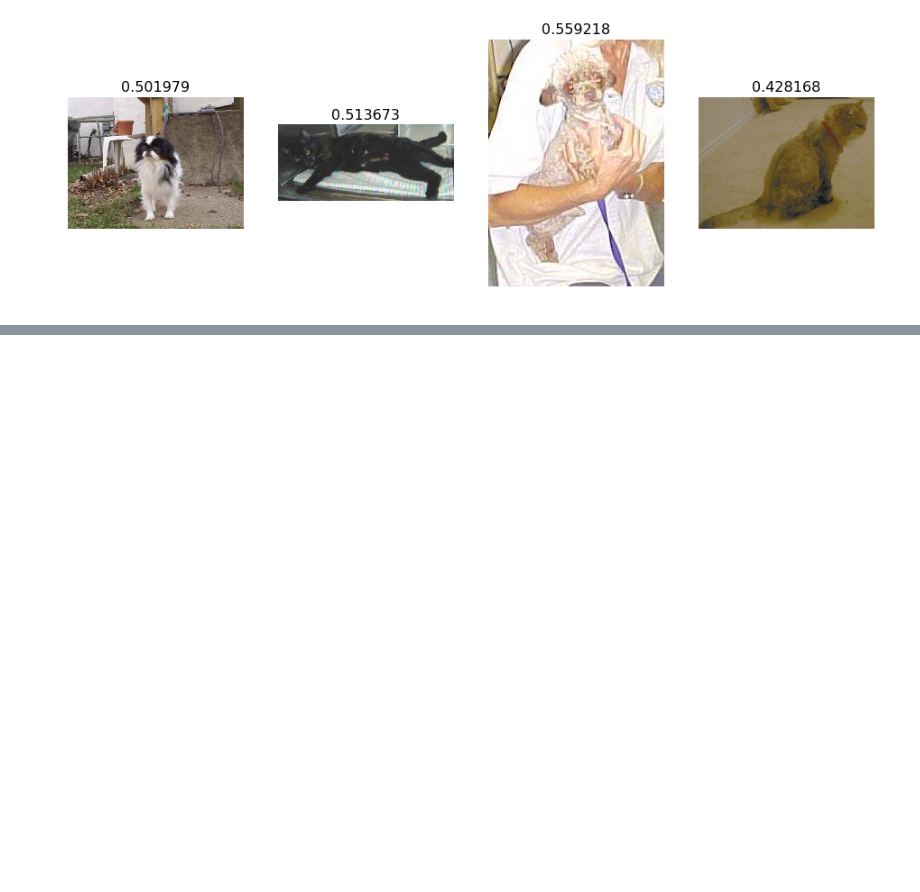
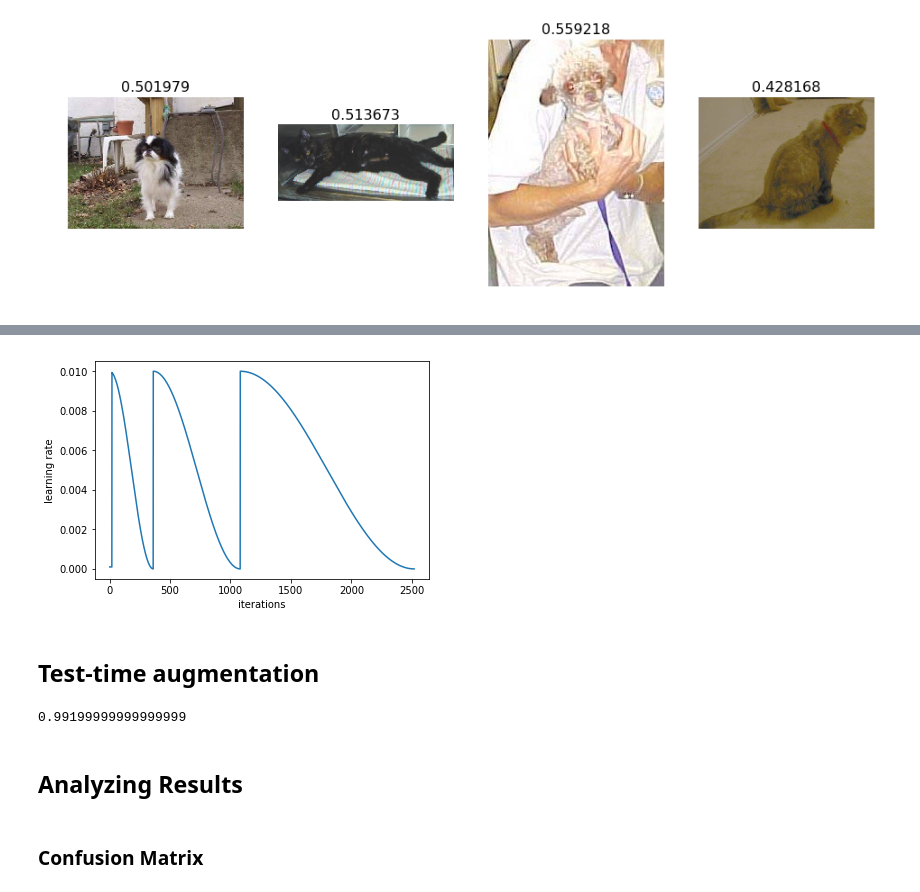
Before and after one commit to aadimator/fast.ai, a Jupyter notebook: Lesson 1.ipynb, the cells around one changed output, grey strips where cells are left out. Cells and saved outputs as stored; diff of their text form; code cells hidden in the pictures; blank space fills up the shorter version.

```diff
--- a/Lesson 1.ipynb
+++ b/Lesson 1.ipynb
@@ -281,0 +345,2 @@ Most uncertain predictions
+# %%
+learn.load('224_lastlayer')
@@ -281,0 +351,4 @@ Most uncertain predictions
+# %%
+lr=np.array([1e-4,1e-3,1e-2])
+# %%
+learn.fit(lr, 3, cycle_len=1, cycle_mult=2)
@@ -281,0 +366,4 @@ Most uncertain predictions
+# %%
+learn.sched.plot_lr()
+# %% [output]
+[figure, added]
@@ -281,0 +374,2 @@ Most uncertain predictions
+# %% [markdown]
+## Test-time augmentation
@@ -281,0 +379,8 @@ Most uncertain predictions
+# %%
+accuracy(probs, y)
+# %% [output]
+0.99199999999999999
+# %% [markdown]
+## Analyzing Results
+# %% [markdown]
+### Confusion Matrix
```
Also changed, not shown: parts of 28 cells of this notebook.
